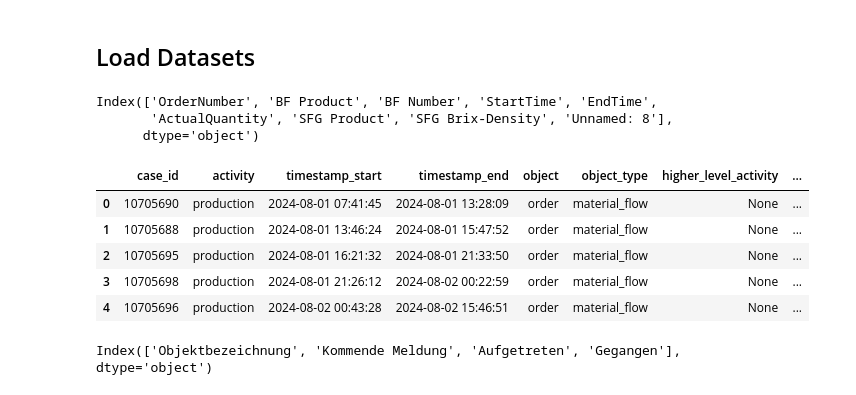
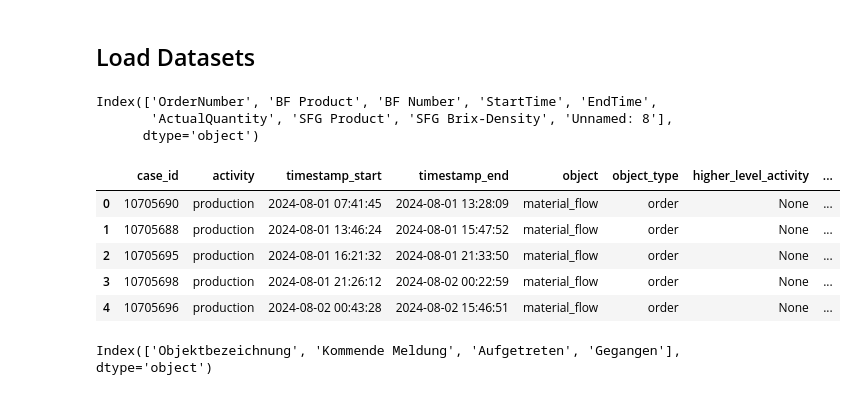
Before and after one commit to zapataunipaderborn/process_energy_demand_modelling, a Jupyter notebook: src/data_cleaning/process_4/data_cleaning.ipynb, the cells around one changed output. Drawn from its saved outputs; the diff is of its cells as text; code cells hidden in the pictures.

```diff
--- a/src/data_cleaning/process_4/data_cleaning.ipynb
+++ b/src/data_cleaning/process_4/data_cleaning.ipynb
@@ -67,40 +67,40 @@ df = df.rename(columns={
     "BF Product": "attr_product",
     "BF Number": "attr_product_id",
     "StartTime": "timestamp_start",
     "EndTime": "timestamp_end",
     "ActualQuantity": "attr_quantity",
     "SFG Product": "attr_sfg_product_info",
     "SFG Brix-Density": "attr_sfg_brix_density",
 })
 
 time_min = df['timestamp_start'].min()
 time_max = df['timestamp_end'].max()
 
-df['object'] = 'order'
+df['object_type'] = 'order'
 df['higher_level_activity'] = None
-df['object_type'] = 'material_flow'
+df['object'] = 'material_flow'
 df['activity'] = 'production'
 
 df['object_attributes'] = df.apply(
     lambda row: {col: row[col] for col in df.columns if col.startswith('attr')},
     axis=1
 )
 
 df = df[['case_id', 'activity', 'timestamp_start', 'timestamp_end', 'object','object_type',  'higher_level_activity', 'object_attributes']]
 
 df_object_1 = df.copy()
 
 df.head()
 # %% [output]
 Index(['OrderNumber', 'BF Product', 'BF Number', 'StartTime', 'EndTime',
        'ActualQuantity', 'SFG Product', 'SFG Brix-Density', 'Unnamed: 8'],
       dtype='object')
 |  | case_id | activity | timestamp_start | timestamp_end | object | object_type | higher_level_activity | ... |
-| 0 | 10705690 | production | 2024-08-01 07:41:45 | 2024-08-01 13:28:09 | order | material_flow | None | ... |
-| 1 | 10705688 | production | 2024-08-01 13:46:24 | 2024-08-01 15:47:52 | order | material_flow | None | ... |
-| 2 | 10705695 | production | 2024-08-01 16:21:32 | 2024-08-01 21:33:50 | order | material_flow | None | ... |
-| 3 | 10705698 | production | 2024-08-01 21:26:12 | 2024-08-02 00:22:59 | order | material_flow | None | ... |
-| 4 | 10705696 | production | 2024-08-02 00:43:28 | 2024-08-02 15:46:51 | order | material_flow | None | ... |
+| 0 | 10705690 | production | 2024-08-01 07:41:45 | 2024-08-01 13:28:09 | material_flow | order | None | ... |
+| 1 | 10705688 | production | 2024-08-01 13:46:24 | 2024-08-01 15:47:52 | material_flow | order | None | ... |
+| 2 | 10705695 | production | 2024-08-01 16:21:32 | 2024-08-01 21:33:50 | material_flow | order | None | ... |
+| 3 | 10705698 | production | 2024-08-01 21:26:12 | 2024-08-02 00:22:59 | material_flow | order | None | ... |
+| 4 | 10705696 | production | 2024-08-02 00:43:28 | 2024-08-02 15:46:51 | material_flow | order | None | ... |
 # %%
 # load Meldungen PET2 KZE 08_2024
 df = pd.read_excel(files_folder_bronze/"Aufträge Energie Meldungen/Meldungen PET2 KZE 08_2024.xlsx", header=2, parse_dates=["Aufgetreten", "Gegangen"])
```
Also changed, not shown: parts of 1 cell of this notebook.
